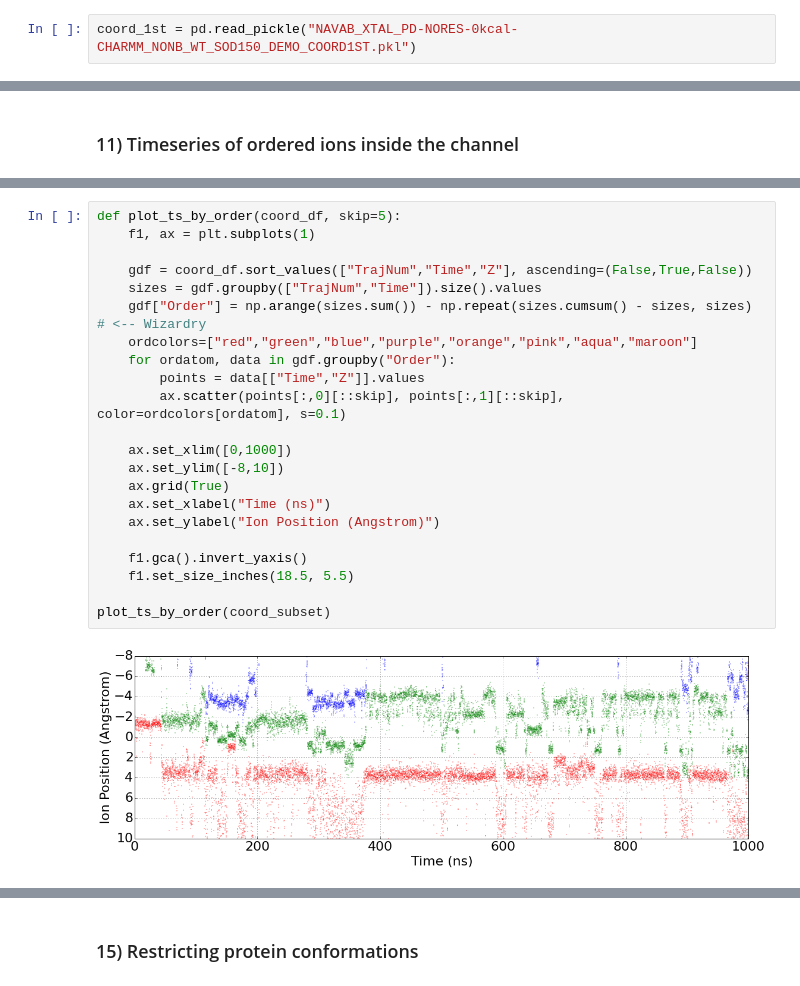
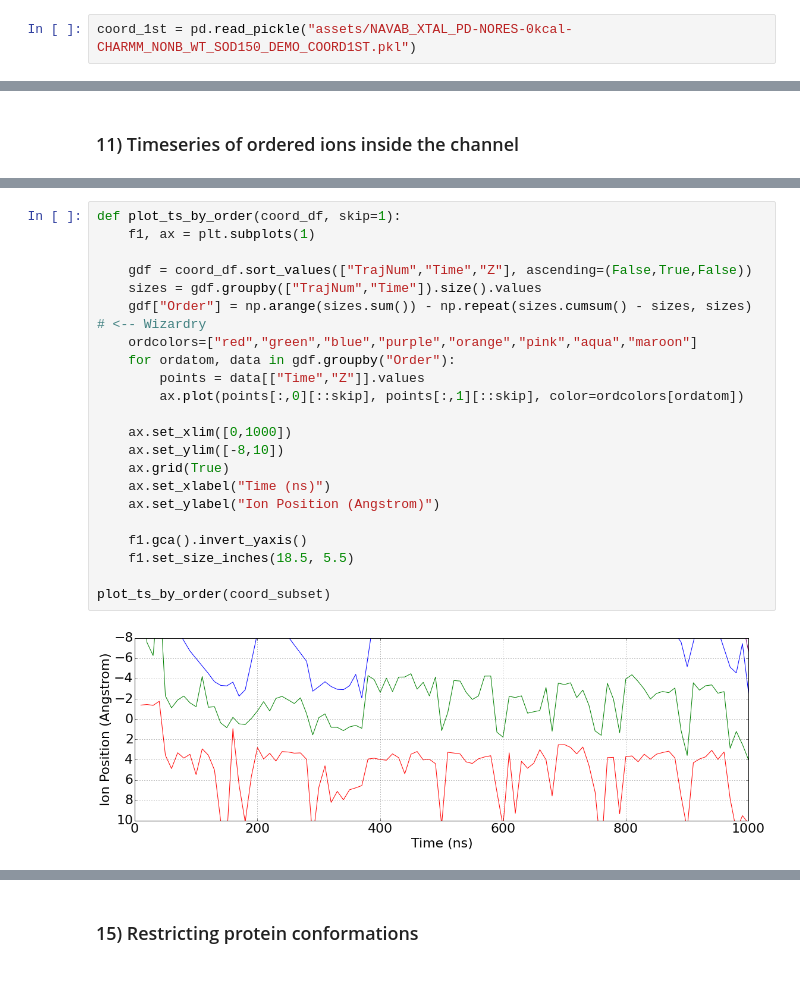
Before and after one commit to cing/HackingStructBiolTalk, a Jupyter notebook: HackingStructBiology.ipynb, the cells around one changed output, grey strips where cells are left out. Drawn from its saved outputs; the diff is of its cells as text.

```diff
--- a/HackingStructBiology.ipynb
+++ b/HackingStructBiology.ipynb
@@ -232,7 +232,7 @@ time_sorted_ions[(time_sorted_ions["Z"] > -10) & (time_sorted_ions["Z"] < 10)]
 # %% [markdown]
 ### 9) Load a dataframe with the full ion dataset
 # %%
-coord_1st = pd.read_pickle("NAVAB_XTAL_PD-NORES-0kcal-CHARMM_NONB_WT_SOD150_DEMO_COORD1ST.pkl")
+coord_1st = pd.read_pickle("assets/NAVAB_XTAL_PD-NORES-0kcal-CHARMM_NONB_WT_SOD150_DEMO_COORD1ST.pkl")
 # %%
 coord_reduced = coord_1st[["Frame","Time","ResidID","X","Y","Z","TrajNum"]]
 coord_subset = coord_reduced[coord_reduced["TrajNum"] == 7]
@@ -291,27 +291,27 @@ gdf
 # %%
-def plot_ts_by_order(coord_df, skip=5):
+def plot_ts_by_order(coord_df, skip=1):
     f1, ax = plt.subplots(1)
 
     gdf = coord_df.sort_values(["TrajNum","Time","Z"], ascending=(False,True,False))
     sizes = gdf.groupby(["TrajNum","Time"]).size().values
     gdf["Order"] = np.arange(sizes.sum()) - np.repeat(sizes.cumsum() - sizes, sizes) # <-- Wizardry
     ordcolors=["red","green","blue","purple","orange","pink","aqua","maroon"]
     for ordatom, data in gdf.groupby("Order"):
         points = data[["Time","Z"]].values
-        ax.scatter(points[:,0][::skip], points[:,1][::skip], color=ordcolors[ordatom], s=0.1)
+        ax.plot(points[:,0][::skip], points[:,1][::skip], color=ordcolors[ordatom])
 
     ax.set_xlim([0,1000])
     ax.set_ylim([-8,10])
     ax.grid(True)
     ax.set_xlabel("Time (ns)")
     ax.set_ylabel("Ion Position (Angstrom)")
 
     f1.gca().invert_yaxis()
     f1.set_size_inches(18.5, 5.5)
 
 plot_ts_by_order(coord_subset)
 # %% [output]
-[figure, old version]
+[figure, new version]
 # %% [markdown]
 ### 13) Ion coordination inside the channel
 
```
Also changed, not shown: parts of 10 cells of this notebook, 5 other files.
